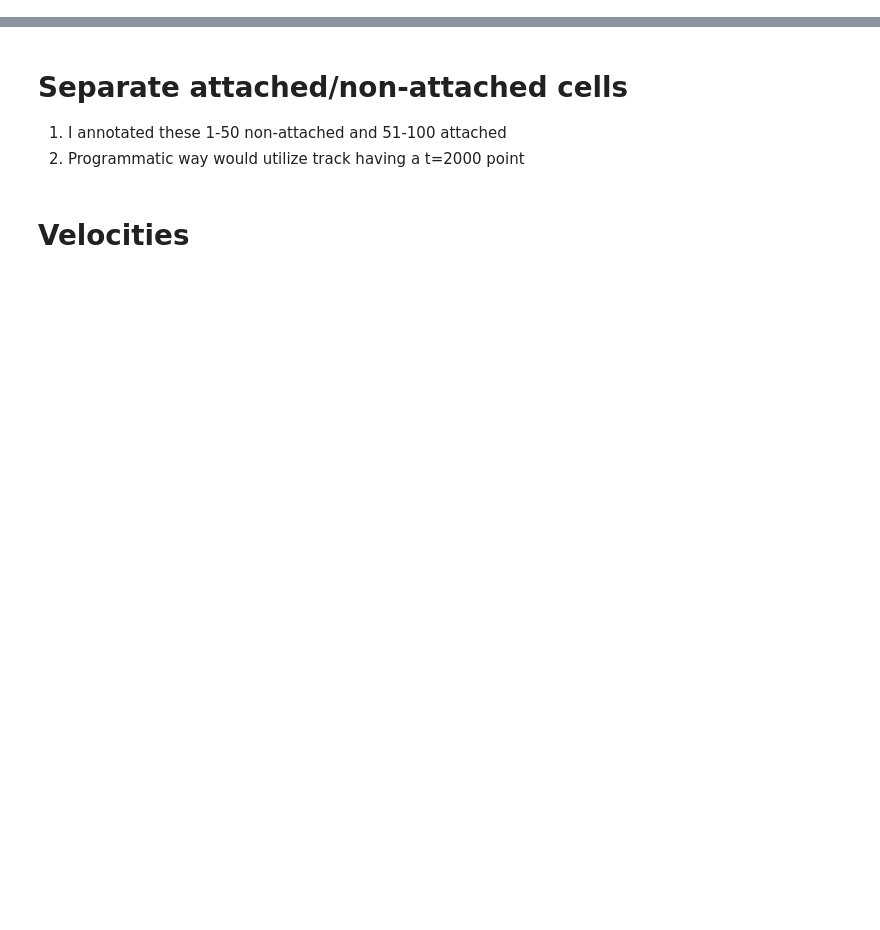
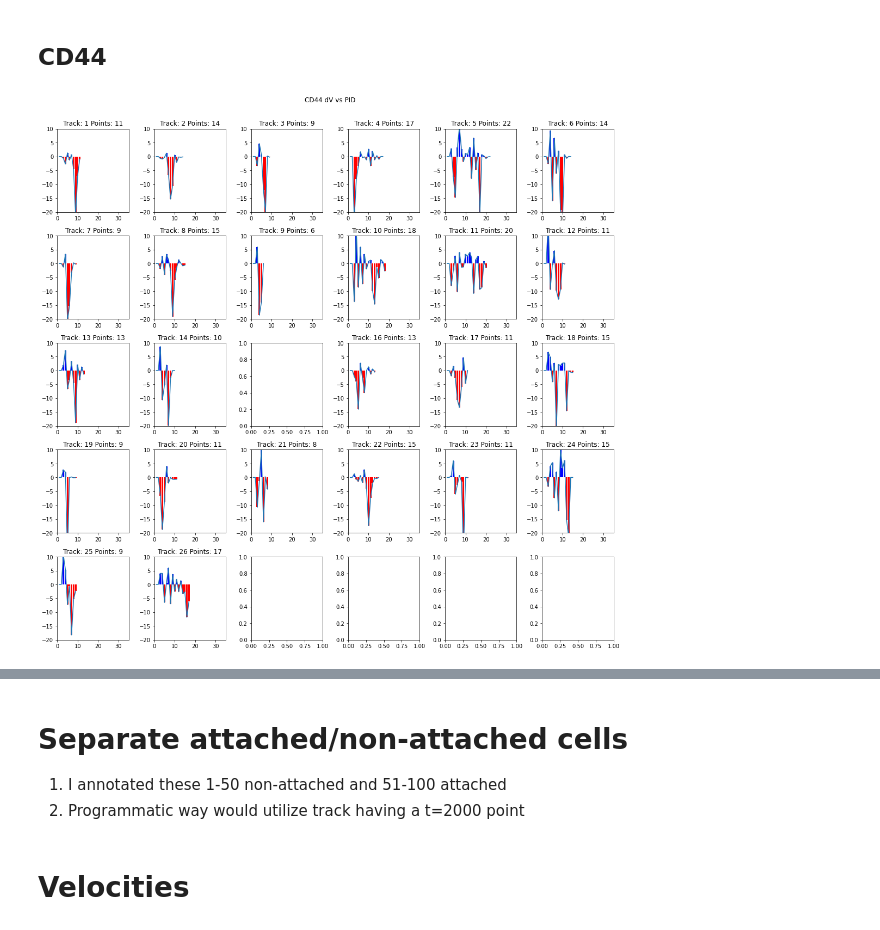
Before and after one commit to admbarre/tc_tools, a Jupyter notebook: notebooks/Flow Assay.ipynb, the cells around one changed output, grey strips where cells are left out. Cells and saved outputs as stored; diff of their text form; code cells hidden in the pictures; blank space fills up the shorter version.

```diff
--- a/notebooks/Flow Assay.ipynb
+++ b/notebooks/Flow Assay.ipynb
@@ -80,0 +379,13 @@ data["dv"] = data["v"].diff()
+# %%
+def offset_stopping_distance(track):
+    zero_vel = track["v"] < 0.75 # The velocity might not be exactly 0, need threshold
+    stopping_points = track.where(zero_vel) # It is possible that the cell stops at multiple points
+    stopping_points = stopping_points.dropna()
+    final_dist = stopping_points["dist"].max() # Get the furthest point, based on distance
+    return pd.DataFrame(track["dist"] - final_dist)
+# %%
+ln7["d_off"] = ln7.groupby("TID").apply(func=offset_stopping_distance)
+ln8["d_off"] = ln8.groupby("TID").apply(func=offset_stopping_distance)
+
+inter7["d_off"] = inter7.groupby("TID").apply(func=offset_stopping_distance)
+inter8["d_off"] = inter8.groupby("TID").apply(func=offset_stopping_distance)
@@ -80,0 +396,10 @@ data["dv"] = data["v"].diff()
+# %%
+def get_corrected(g):
+    initial_time = g["t"].iloc[0]
+    return pd.DataFrame(g["t"]-initial_time)
+# %%
+ln7["t_corr"] = ln7.groupby("TID").apply(func=get_corrected)
+ln8["t_corr"] = ln8.groupby("TID").apply(func=get_corrected)
+
+inter7["t_corr"] = inter7.groupby("TID").apply(func=get_corrected)
+inter8["t_corr"] = inter8.groupby("TID").apply(func=get_corrected)
@@ -80,0 +413,18 @@ data["dv"] = data["v"].diff()
+# %% [markdown]
+## CD44
+# %%
+fig,ax = plt.subplots(5,6,figsize=(15,15))
+ax = ax.ravel()
+for i,track in ln7.groupby("TID"):
+    points = track["PID"].max()
+    ax[i-1].plot(track["PID"],track["dv"])
+    ax[i-1].bar(track["PID"], track["dv"],
+               color=(track["dv"]>=0).map({True: "Blue", False: "Red"}))
+    ax[i-1].set_title(f"Track: {i} Points: {points}")
+    ax[i-1].set_ylim([-20,10])
+    ax[i-1].set_xlim([0,35])
+fig.tight_layout(rect=[0, 0.03, 1, 0.95])
+fig.suptitle("CD44 dV vs PID")
+plt.show()
+# %% [output]
+[figure, added]
```
Also changed, not shown: parts of 101 cells of this notebook, 4 other files.
